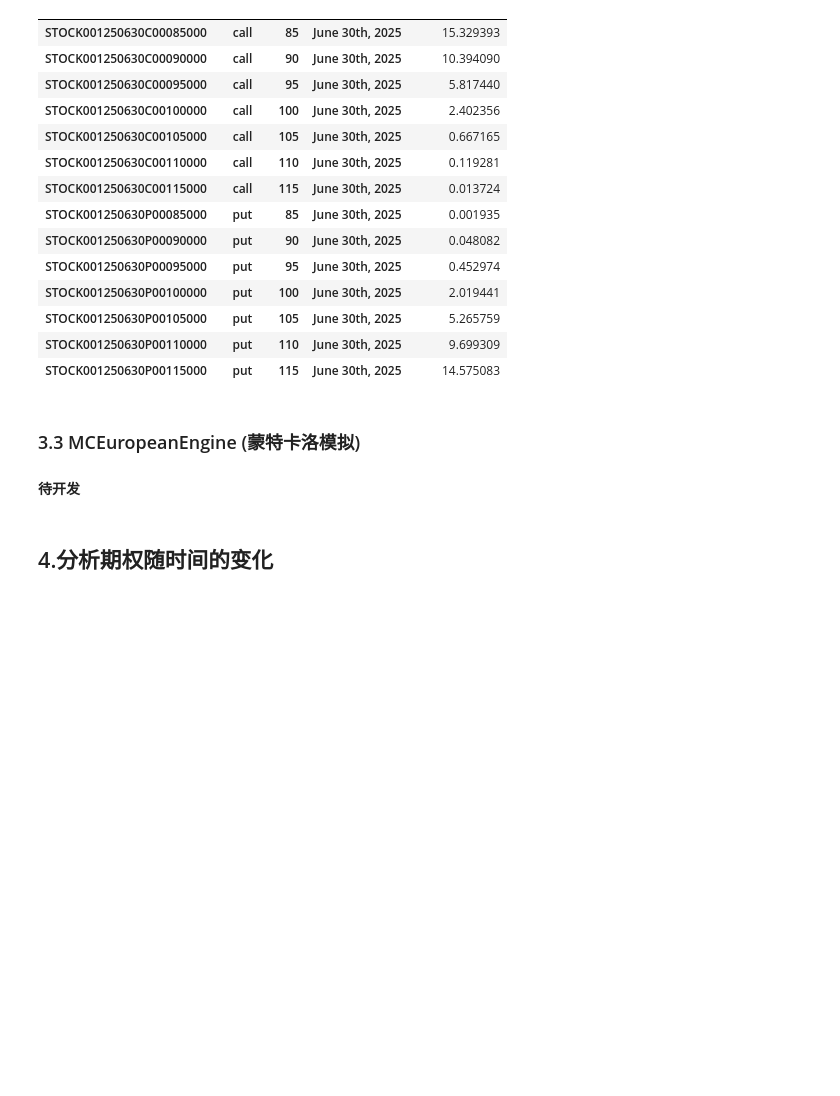
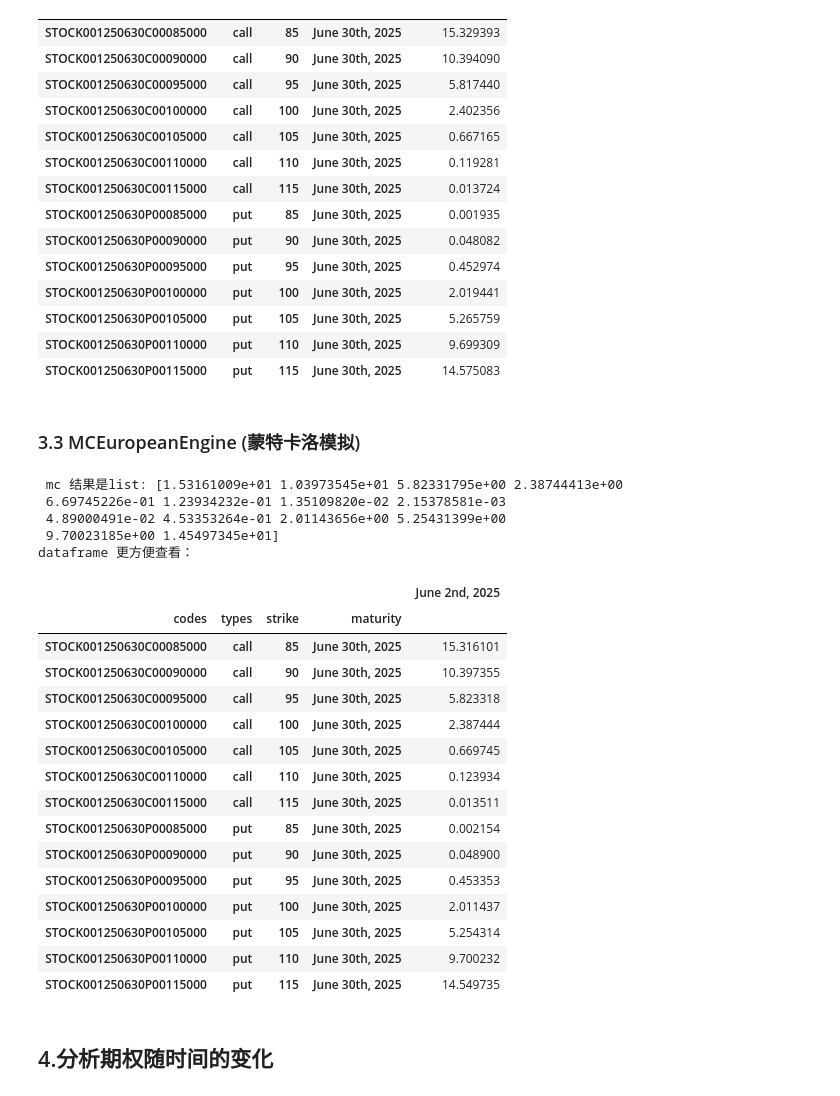
Before and after one commit to YYaaang/OptionQuantlib, a Jupyter notebook: samples/3_options_bs.ipynb, the cells around one changed output. Saved outputs shown, nothing was run; the diff lists cells and outputs as text; code cells hidden in the pictures; blank space fills up the shorter version.

```diff
--- a/samples/3_options_bs.ipynb
+++ b/samples/3_options_bs.ipynb
@@ -94,7 +94,7 @@ options.options_df
 ### 3.1 AnalyticEuropeanEngine (解析解)
 # %%
 # 全部设为解析解
-options.analytic_engines()
+options.set_analytic_bs_engine()
 # %%
 # 计算并显示结果
 npv = options.NPV()
@@ -133,7 +133,7 @@ dataframe 更方便查看：
 # 将期权更改为fd引擎
 tGrid, xGrid = 2000, 200
 # 如果不传入codes，则更改所有的现有期权
-options.fd_engines(
+options.set_fd_bs_engine(
     tGrid=tGrid,
     xGrid=xGrid
 )
@@ -171,4 +171,3 @@ dataframe 更方便查看：
 | STOCK001250630P00115000 | put | 115 | June 30th, 2025 | 14.575083 |
 # %% [markdown]
 ### 3.3 MCEuropeanEngine (蒙特卡洛模拟)
-#### 待开发
@@ -196,3 +174,37 @@ dataframe 更方便查看：
+# %%
+options.set_mc_bs_engine()
+# %%
+# 计算并显示结果
+npv = options.NPV()
+print(f"\n mc 结果是list: {npv}")
+
+print(f"dataframe 更方便查看：")
+pd.DataFrame(
+    {ql_calendar.today(): npv},
+    index = options.options_df.index
+)
+# %% [output]
+ mc 结果是list: [1.53161009e+01 1.03973545e+01 5.82331795e+00 2.38744413e+00
+ 6.69745226e-01 1.23934232e-01 1.35109820e-02 2.15378581e-03
+ 4.89000491e-02 4.53353264e-01 2.01143656e+00 5.25431399e+00
+ 9.70023185e+00 1.45497345e+01]
+dataframe 更方便查看：
+|  |  |  |  | June 2nd, 2025 |
+| codes | types | strike | maturity |  |
+| STOCK001250630C00085000 | call | 85 | June 30th, 2025 | 15.316101 |
+| STOCK001250630C00090000 | call | 90 | June 30th, 2025 | 10.397355 |
+| STOCK001250630C00095000 | call | 95 | June 30th, 2025 | 5.823318 |
+| STOCK001250630C00100000 | call | 100 | June 30th, 2025 | 2.387444 |
+| STOCK001250630C00105000 | call | 105 | June 30th, 2025 | 0.669745 |
+| STOCK001250630C00110000 | call | 110 | June 30th, 2025 | 0.123934 |
+| STOCK001250630C00115000 | call | 115 | June 30th, 2025 | 0.013511 |
+| STOCK001250630P00085000 | put | 85 | June 30th, 2025 | 0.002154 |
+| STOCK001250630P00090000 | put | 90 | June 30th, 2025 | 0.048900 |
+| STOCK001250630P00095000 | put | 95 | June 30th, 2025 | 0.453353 |
+| STOCK001250630P00100000 | put | 100 | June 30th, 2025 | 2.011437 |
+| STOCK001250630P00105000 | put | 105 | June 30th, 2025 | 5.254314 |
+| STOCK001250630P00110000 | put | 110 | June 30th, 2025 | 9.700232 |
+| STOCK001250630P00115000 | put | 115 | June 30th, 2025 | 14.549735 |
 # %% [markdown]
 ## 4.分析期权随时间的变化
 # %%
```
Also changed, not shown: parts of 5 cells of this notebook, 13 other files.
